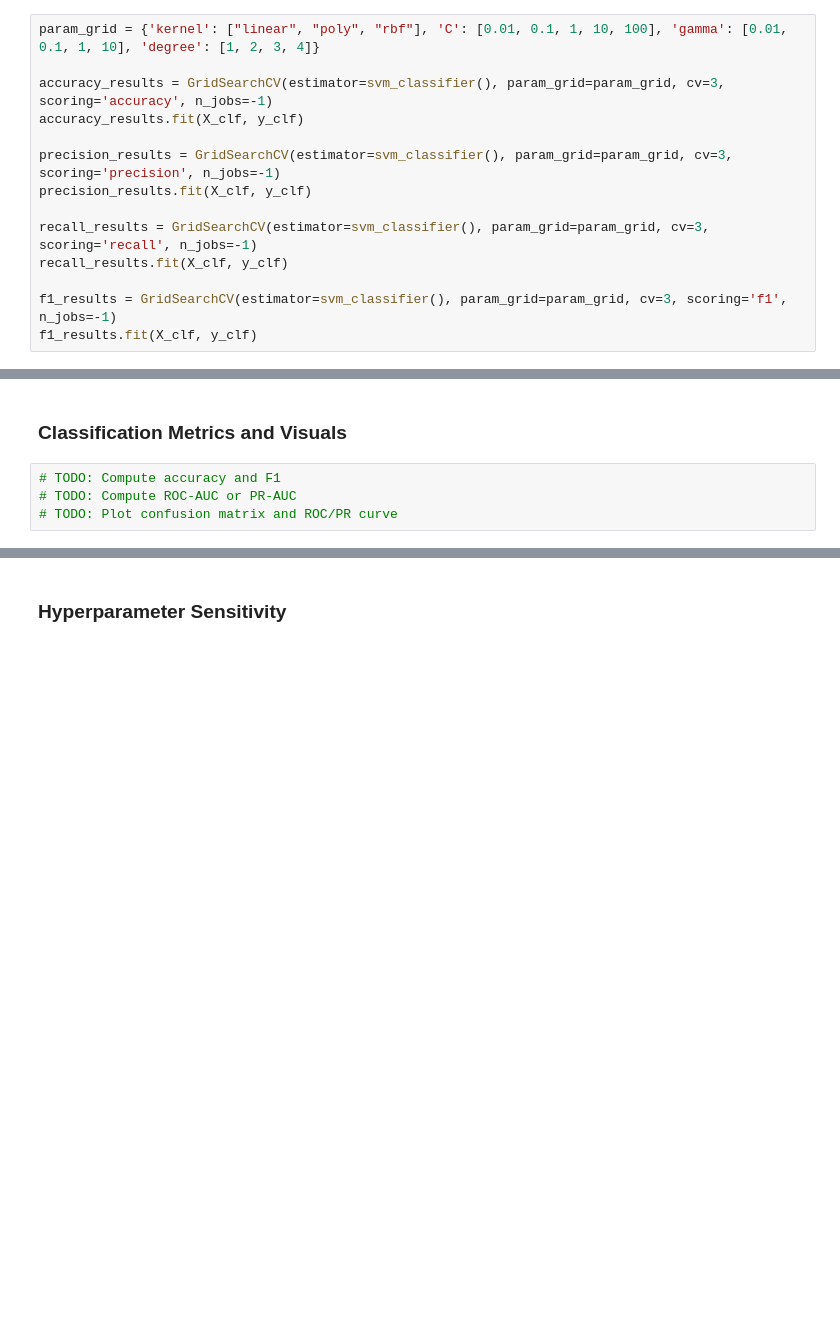
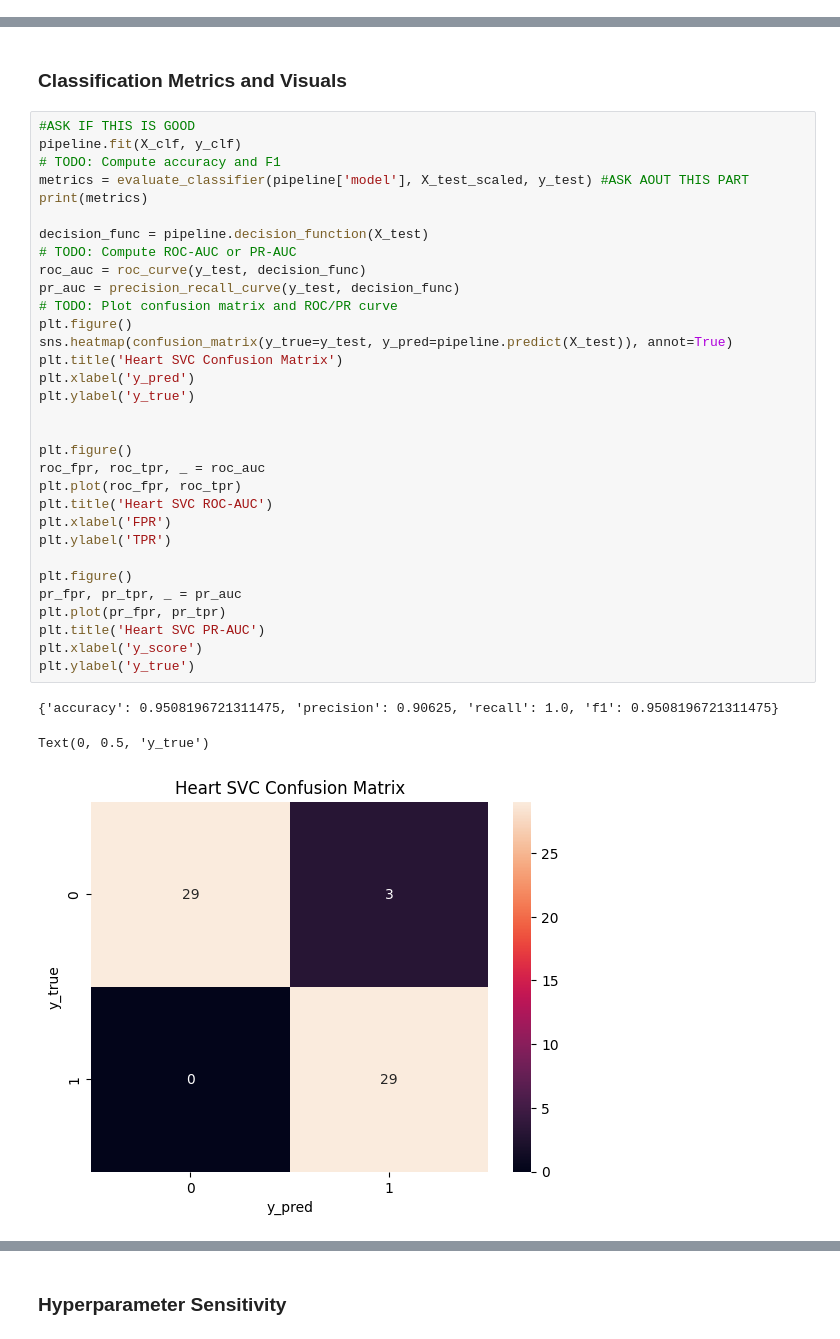
Before and after one commit to csci1851/homework-3-mprenovitz, a Jupyter notebook: src/playground.ipynb, the cells around one changed output, grey strips where cells are left out. Drawn from its saved outputs; the diff is of its cells as text; blank space fills up the shorter version.

Commit message:
implementation done -- need to plot param sensitivity

```diff
--- a/src/playground.ipynb
+++ b/src/playground.ipynb
@@ -211,14 +205,0 @@ appended
-# %%
-param_grid = {'kernel': ["linear", "poly", "rbf"], 'C': [0.01, 0.1, 1, 10, 100], 'gamma': [0.01, 0.1, 1, 10], 'degree': [1, 2, 3, 4]}
-
-accuracy_results = GridSearchCV(estimator=svm_classifier(), param_grid=param_grid, cv=3, scoring='accuracy', n_jobs=-1)
-accuracy_results.fit(X_clf, y_clf)
-
-precision_results = GridSearchCV(estimator=svm_classifier(), param_grid=param_grid, cv=3, scoring='precision', n_jobs=-1)
-precision_results.fit(X_clf, y_clf)
-
-recall_results = GridSearchCV(estimator=svm_classifier(), param_grid=param_grid, cv=3, scoring='recall', n_jobs=-1)
-recall_results.fit(X_clf, y_clf)
-
-f1_results = GridSearchCV(estimator=svm_classifier(), param_grid=param_grid, cv=3, scoring='f1', n_jobs=-1)
-f1_results.fit(X_clf, y_clf)
@@ -232,6 +262,38 @@ grid_results
 # %% [markdown]
 ### Classification Metrics and Visuals
 # %%
+#ASK IF THIS IS GOOD
+pipeline.fit(X_clf, y_clf)
 # TODO: Compute accuracy and F1
+metrics = evaluate_classifier(pipeline['model'], X_test_scaled, y_test) #ASK AOUT THIS PART
+print(metrics)
+
+decision_func = pipeline.decision_function(X_test)
 # TODO: Compute ROC-AUC or PR-AUC
+roc_auc = roc_curve(y_test, decision_func)
+pr_auc = precision_recall_curve(y_test, decision_func)
 # TODO: Plot confusion matrix and ROC/PR curve
+plt.figure()
+sns.heatmap(confusion_matrix(y_true=y_test, y_pred=pipeline.predict(X_test)), annot=True)
+plt.title('Heart SVC Confusion Matrix')
+plt.xlabel('y_pred')
+plt.ylabel('y_true')
+
+
+plt.figure()
+roc_fpr, roc_tpr, _ = roc_auc
+plt.plot(roc_fpr, roc_tpr)
+plt.title('Heart SVC ROC-AUC')
+plt.xlabel('FPR')
+plt.ylabel('TPR')
+
+plt.figure()
+pr_fpr, pr_tpr, _ = pr_auc
+plt.plot(pr_fpr, pr_tpr)
+plt.title('Heart SVC PR-AUC')
+plt.xlabel('y_score')
+plt.ylabel('y_true')
+# %% [output]
+{'accuracy': 0.9508196721311475, 'precision': 0.90625, 'recall': 1.0, 'f1': 0.9508196721311475}
+Text(0, 0.5, 'y_true')
+[figure, added]
```
Also changed, not shown: parts of 12 cells of this notebook, 4 other files.
